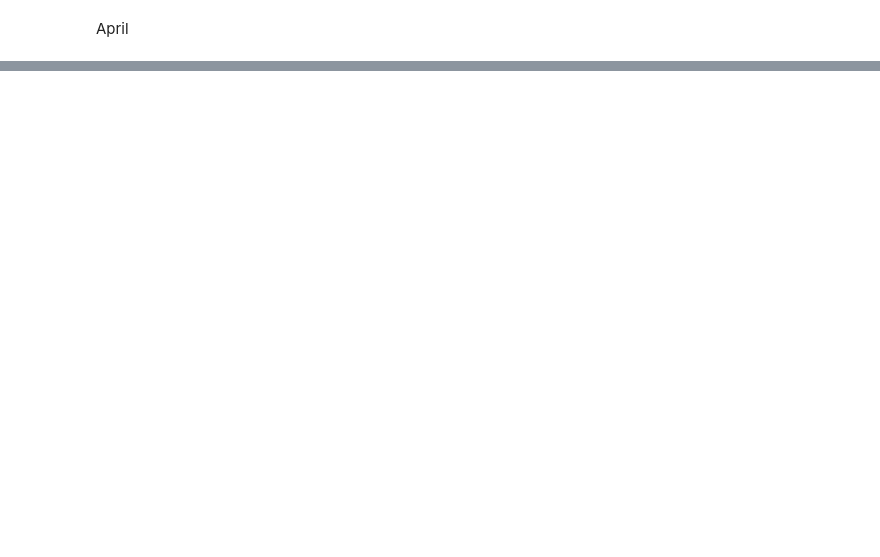
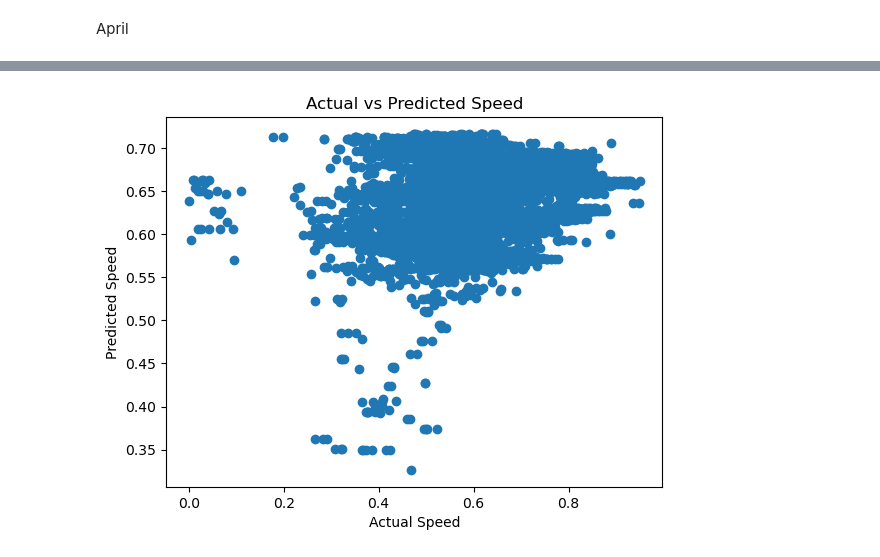
Before and after one commit to Troyfung03/GroupO-road-traffic, a Jupyter notebook: ANN/ANN.ipynb, the cells around one changed output, grey strips where cells are left out. Drawn from its saved outputs; the diff is of its cells as text; code cells hidden in the pictures; blank space fills up the shorter version.

Commit message:
ANN graph

```diff
--- a/ANN/ANN.ipynb
+++ b/ANN/ANN.ipynb
@@ -114,0 +111,87 @@ Do the Analysis,For the daily_HKO_RF_ALL.csv file, i want to only select the dat
+# %%
+import pandas as pd
+import matplotlib.pyplot as plt
+from sklearn.model_selection import train_test_split
+from sklearn.preprocessing import MinMaxScaler
+from sklearn.neural_network import MLPRegressor
+from datetime import datetime
+
+# Load the weather data, skipping the first two rows and the last four rows
+weather_data = pd.read_csv('daily_HKO_RF_ALL.csv', skiprows=2, skipfooter=4, delimiter=',', on_bad_lines='skip', engine='python')
+
+# Rename the columns to remove Chinese characters
+weather_data.columns = ['Year', 'Month', 'Day', 'Value', 'Data Completeness']
+
+# Replace 'Trace' with 0 in 'Value' column
+weather_data['Value'] = weather_data['Value'].replace(['Trace'], 0)
+
+# Drop rows with '***' in 'Value' column
+weather_data = weather_data[weather_data['Value'] != '***']
+
+# Convert 'Value' column to numeric
+weather_data['Value'] = pd.to_numeric(weather_data['Value'])
+
+# Drop rows with '***' or '#'
+weather_data = weather_data[~weather_data[['Year', 'Month', 'Day']].applymap(lambda x: '***' in str(x) or '#' in str(x)).any(axis=1)]
+
+# Convert 'Year', 'Month', 'Day' to int32
+weather_data[['Year', 'Month', 'Day']] = weather_data[['Year', 'Month', 'Day']].astype(int)
+
+# Drop 'Data Completeness' column
+weather_data = weather_data.drop(columns=['Data Completeness'])
+
+# Drop rows with missing values
+weather_data = weather_data.dropna()
+
+# Combine 'Year', 'Month', 'Day' into a single datetime column
+weather_data['Date'] = pd.to_datetime(weather_data[['Year', 'Month', 'Day']].astype(str).agg('-'.join, axis=1))
+
+# Drop 'Year', 'Month', 'Day' columns
+weather_data = weather_data.drop(columns=['Year', 'Month', 'Day'])
+
+# Load the speed data from multiple CSV files
+speed_data = pd.concat([pd.read_csv(f'traffic_202310{i:02d}.csv').assign(Date=datetime.strptime(f'202310{i:02d}', '%Y%m%d')) for i in range(1, 16)])
+
+# Merge weather data with speed data
+data = pd.merge(weather_data, speed_data, how='inner', on='Date')
+data.head()
+from sklearn.preprocessing import LabelEncoder, OneHotEncoder
+
+# Encode 'detectorID' and 'laneType' columns
+le_detectorID = LabelEncoder()
+data['detectorID'] = le_detectorID.fit_transform(data['detectorID'])
+
+le_laneType = LabelEncoder()
+data['laneType'] = le_laneType.fit_transform(data['laneType'])
+
+# Normalize the 'Value' and 'speed' columns
+scaler = MinMaxScaler()
+data[['Value', 'speed']] = scaler.fit_transform(data[['Value', 'speed']])
+
+# Split the data into input (X) and output (y)
+X = data.drop(['speed', 'Date'], axis=1)
+y = data['speed']
+
+# Split the data into training and testing sets
+X_train, X_test, y_train, y_test = train_test_split(X, y, test_size=0.2, random_state=42)
+
+# Define the ANN model architecture
+model = MLPRegressor(hidden_layer_sizes=(32, 16), activation='relu', solver='adam', max_iter=50)
+
+# Train the model
+model.fit(X_train, y_train)
+
+# Evaluate the model
+score = model.score(X_test, y_test)
+print('Score:', score)
+
+# Use the trained model to make predictions
+predictions = model.predict(X_test)
+
+# Plot actual vs predicted values
+plt.scatter(y_test, predictions)
+plt.xlabel('Actual Speed')
+plt.ylabel('Predicted Speed')
+plt.title('Actual vs Predicted Speed')
+plt.show()
+# %% [output]
@@ -114,0 +199 @@ Do the Analysis,For the daily_HKO_RF_ALL.csv file, i want to only select the dat
+[figure, added]
```
Also changed, not shown: parts of 4 cells of this notebook.
